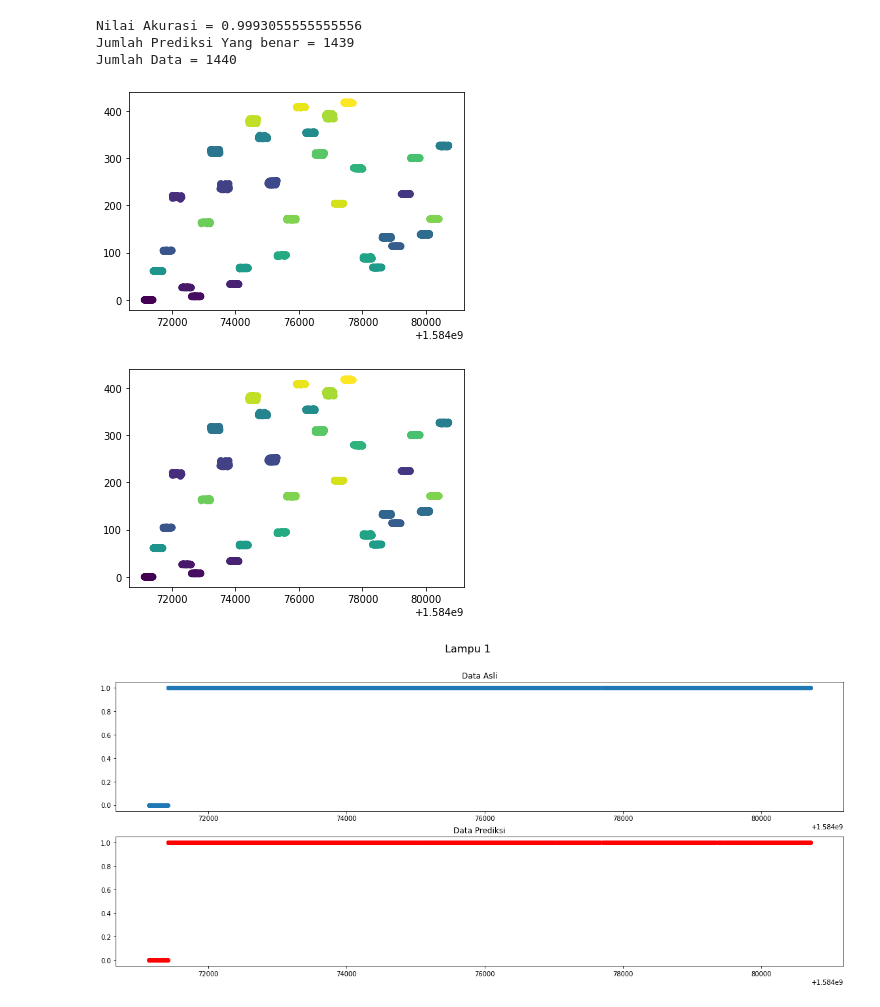
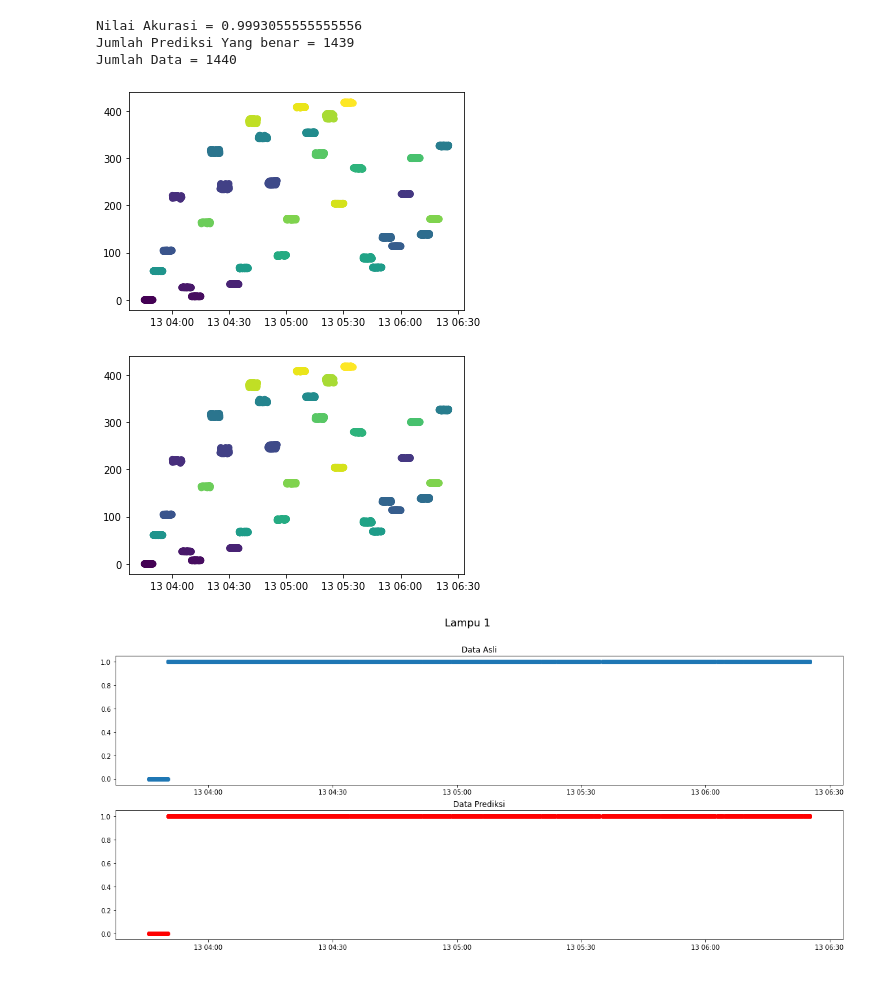
Before and after one commit to HenHimA1/A1, a Jupyter notebook: KNN.ipynb, the cells around one changed output. Drawn from its saved outputs; the diff is of its cells as text; code cells hidden in the pictures.

```diff
--- a/KNN.ipynb
+++ b/KNN.ipynb
@@ -61,3 +61,12 @@ np.unique(Y_out,return_counts=True)
 Kemudian pisahkan antara data training dengan data testing (data testing tiga puluh persen dari data training)
 # %%
 X_train, X_test, y_train, y_test = train_test_split(X_inp1, Y_out, test_size=0.30, random_state=42)
+# %%
+from datetime import datetime
+X_testu = []
+for i in X_test[:,1]:
+  timestamp = i
+  dt_object = datetime.fromtimestamp(timestamp)
+  X_testu.append(dt_object)
+X_test = np.array([X_test[:,0],X_test[:,1],X_testu]).transpose()
+X_test
@@ -89,15 +107,15 @@ Jumlah Prediksi Yang benar = 1439
 Jumlah Data = 1440
 # %%
 plt.figure(1)
-plt.scatter(X_test[:,1],X_test[:,0], c=y_test)
+plt.scatter(X_test[:,2],X_test[:,0], c=y_test)
 plt.show()
 # %% [output]
-[figure, old version]
+[figure, new version]
 # %%
-plt.scatter(X_test[:,1],X_test[:,0], c=prediksi)
+plt.scatter(X_test[:,2],X_test[:,0], c=prediksi)
 plt.show()
 # %% [output]
-[figure, old version]
+[figure, new version]
 # %%
 k_ytest = []
 for i in y_test:
@@ -133,14 +151,14 @@ k_prediksi5 = np.array(k_prediksi)[:,4]
 plt.figure(figsize=(20, 8))
 plt.suptitle('Lampu 1', fontsize=16)
 plt.subplot(211)
-plt.scatter(X_test[:,1],k_ytest1)
+plt.scatter(X_test[:,2],k_ytest1)
 plt.title("Data Asli")
 plt.subplot(212)
-plt.scatter(X_test[:,1],k_prediksi1, color='red')
+plt.scatter(X_test[:,2],k_prediksi1, color='red')
 plt.title("Data Prediksi")
 plt.show()
 # %% [output]
-[figure, old version]
+[figure, new version]
 # %%
 plt.figure(figsize=(20, 8))
 plt.suptitle('Lampu 2', fontsize=16)
```
Also changed, not shown: parts of 10 cells of this notebook.
